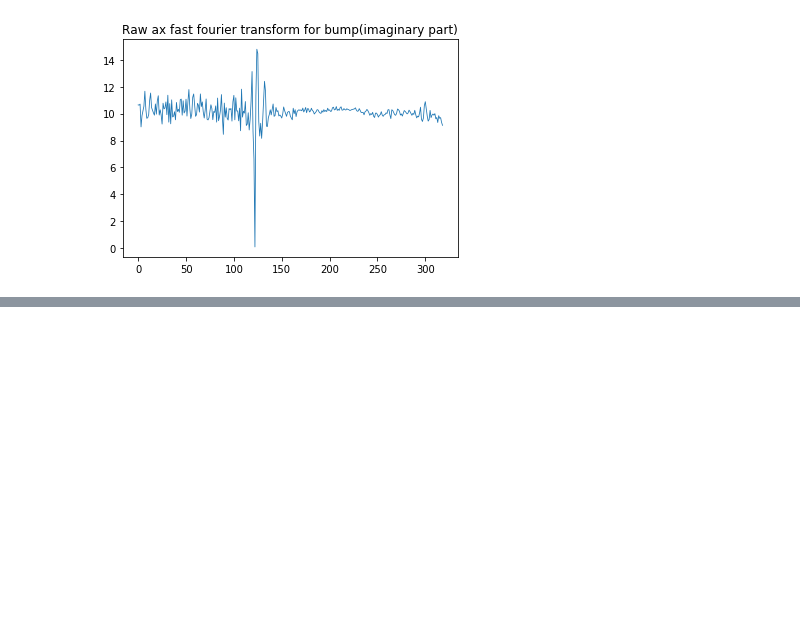
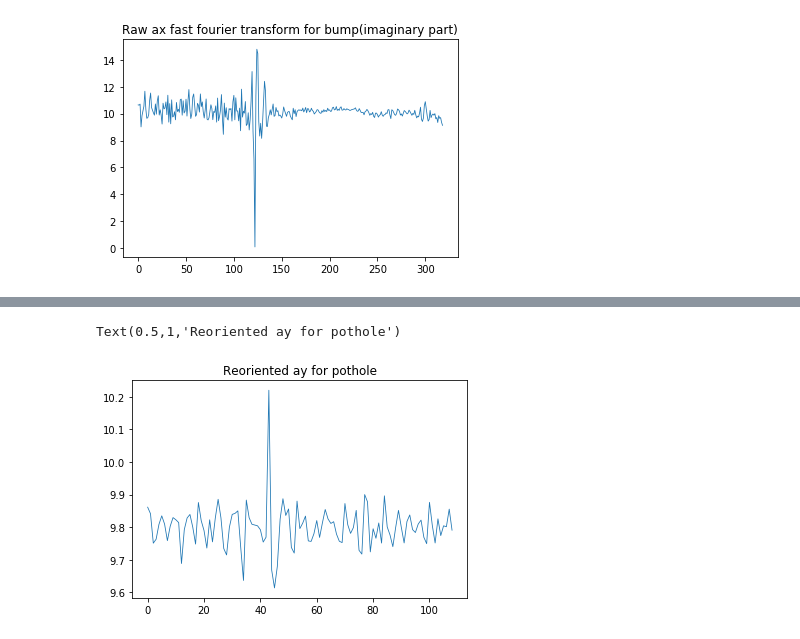
Before and after one commit to codemogroup/PythonGraphs, a Jupyter notebook: graphsFor_iRoads.ipynb, the cells around one changed output, grey strips where cells are left out. Saved outputs shown, nothing was run; the diff lists cells and outputs as text; code cells hidden in the pictures; blank space fills up the shorter version.

```diff
--- a/graphsFor_iRoads.ipynb
+++ b/graphsFor_iRoads.ipynb
@@ -285,0 +293,7 @@ Text(0.5,1,'Raw ax fast fourier transform for bump(imaginary part)')
+# %%
+file_name_pothole= "j7thalala2leftsidepothole2wheel.json"
+dataPothole = pd.read_json(file_name_pothole)
+
+potholeFeatures = ['acceY', 'acceY_raw','acceX','acceX_raw',]
+dataPothole = dataPothole[potholeFeatures]
+dataPothole.head(5)
@@ -285,0 +307,6 @@ Text(0.5,1,'Raw ax fast fourier transform for bump(imaginary part)')
+# %%
+(dataPothole.acceY.plot.line(lw=0.8))
+plt.title('Reoriented ay for pothole')
+# %% [output]
+Text(0.5,1,'Reoriented ay for pothole')
+[figure, added]
```
Also changed, not shown: parts of 31 cells of this notebook.
